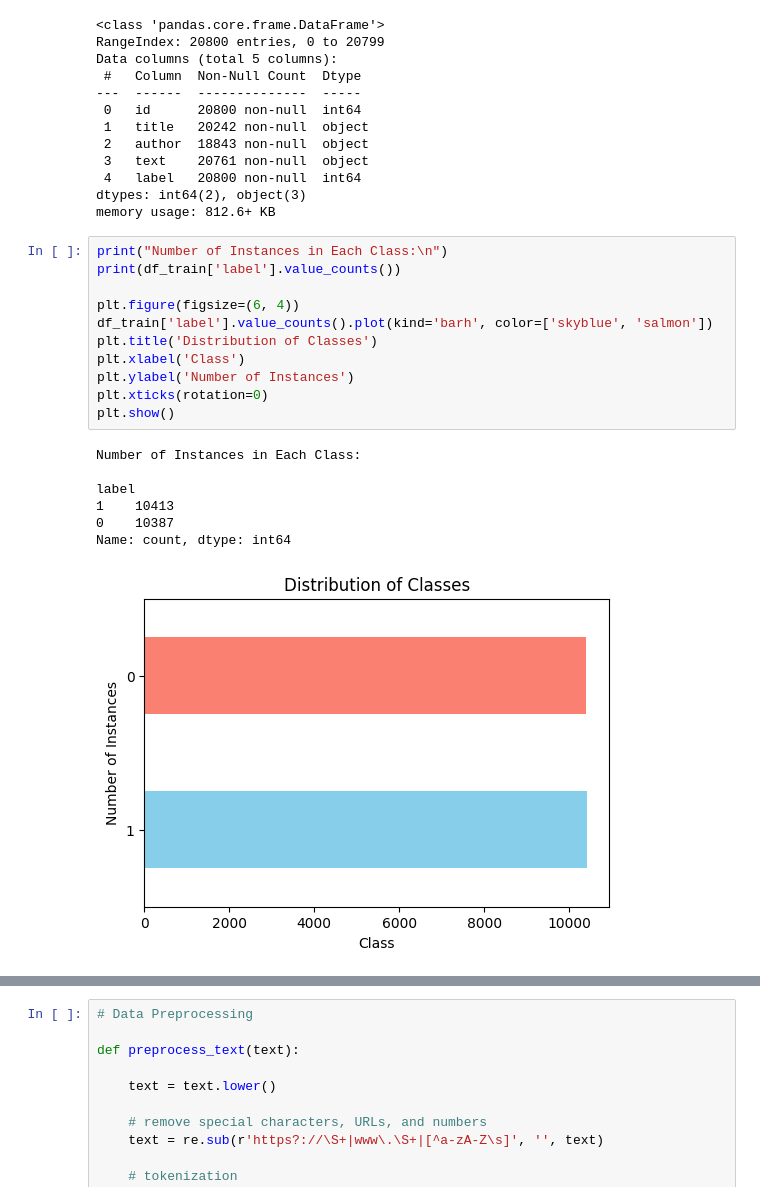
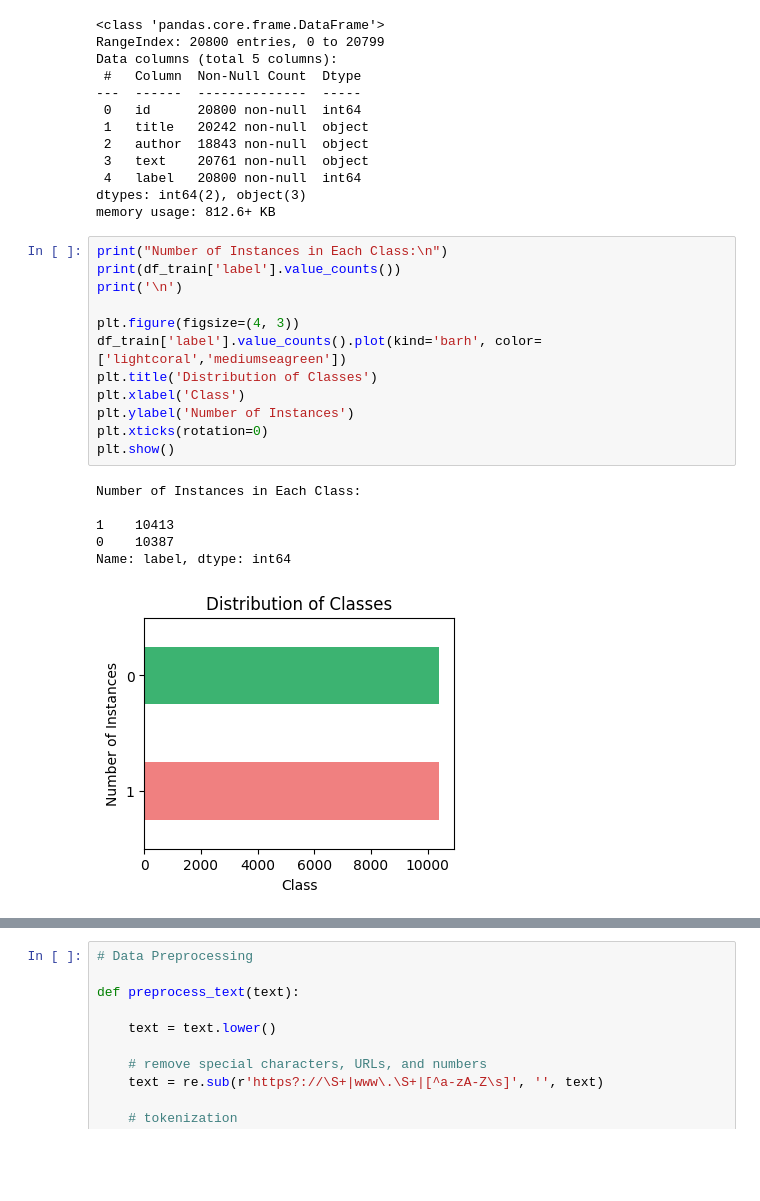
Before and after one commit to Shaz-5/fake-news-classification, a Jupyter notebook: Implementation/FakeBERT.ipynb, the cells around one changed output, grey strips where cells are left out. Drawn from its saved outputs; the diff is of its cells as text; blank space fills up the shorter version.

```diff
--- a/Implementation/FakeBERT.ipynb
+++ b/Implementation/FakeBERT.ipynb
@@ -62,20 +82,20 @@ memory usage: 812.6+ KB
 # %%
 print("Number of Instances in Each Class:\n")
 print(df_train['label'].value_counts())
+print('\n')
 
-plt.figure(figsize=(6, 4))
-df_train['label'].value_counts().plot(kind='barh', color=['skyblue', 'salmon'])
+plt.figure(figsize=(4, 3))
+df_train['label'].value_counts().plot(kind='barh', color=['lightcoral','mediumseagreen'])
 plt.title('Distribution of Classes')
 plt.xlabel('Class')
 plt.ylabel('Number of Instances')
 plt.xticks(rotation=0)
 plt.show()
 # %% [output]
 Number of Instances in Each Class:
 
-label
 1    10413
 0    10387
-Name: count, dtype: int64
+Name: label, dtype: int64
-[figure, old version]
+[figure, new version]
 # %%
```
Also changed, not shown: parts of 41 cells of this notebook.
